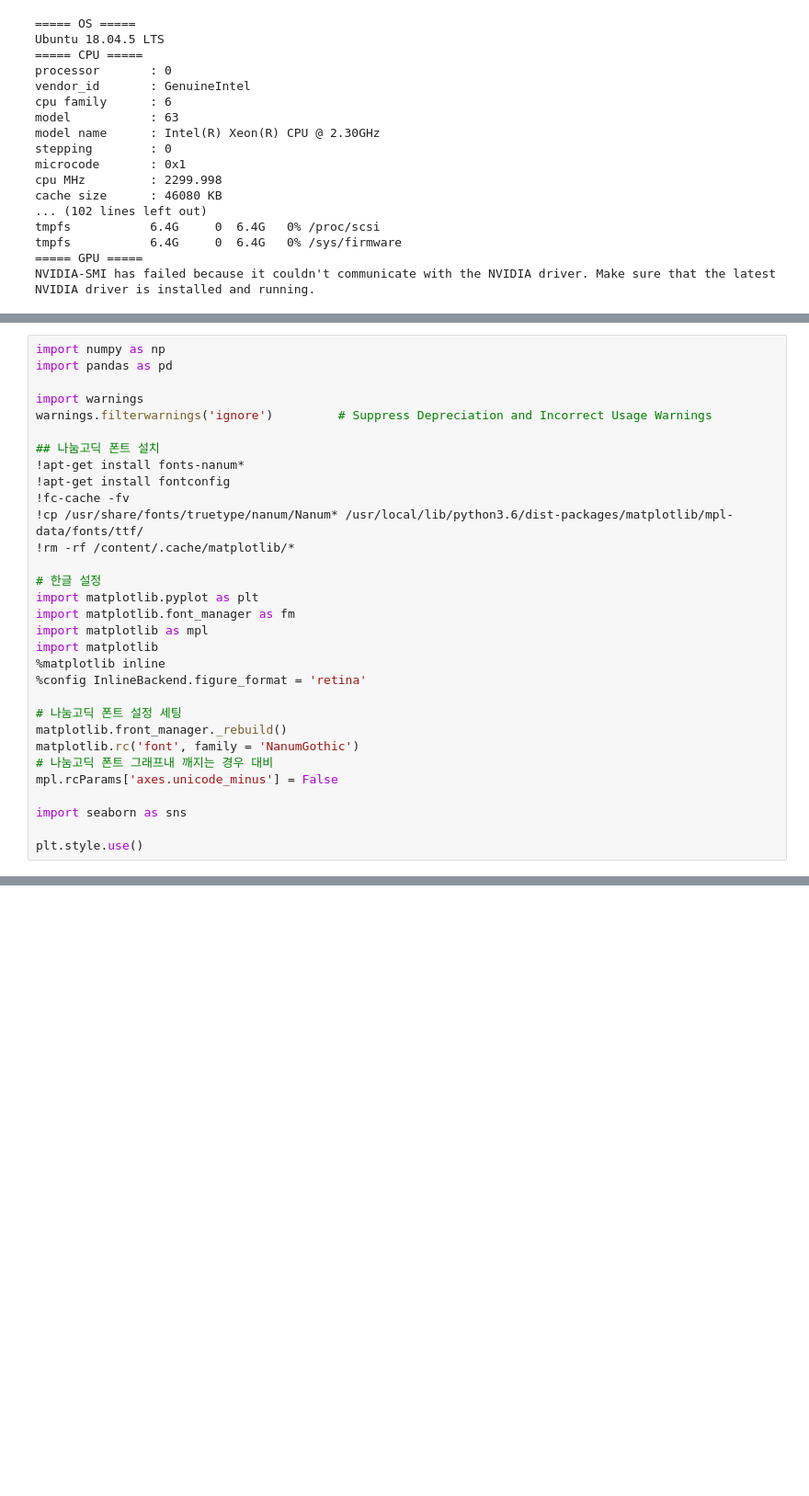
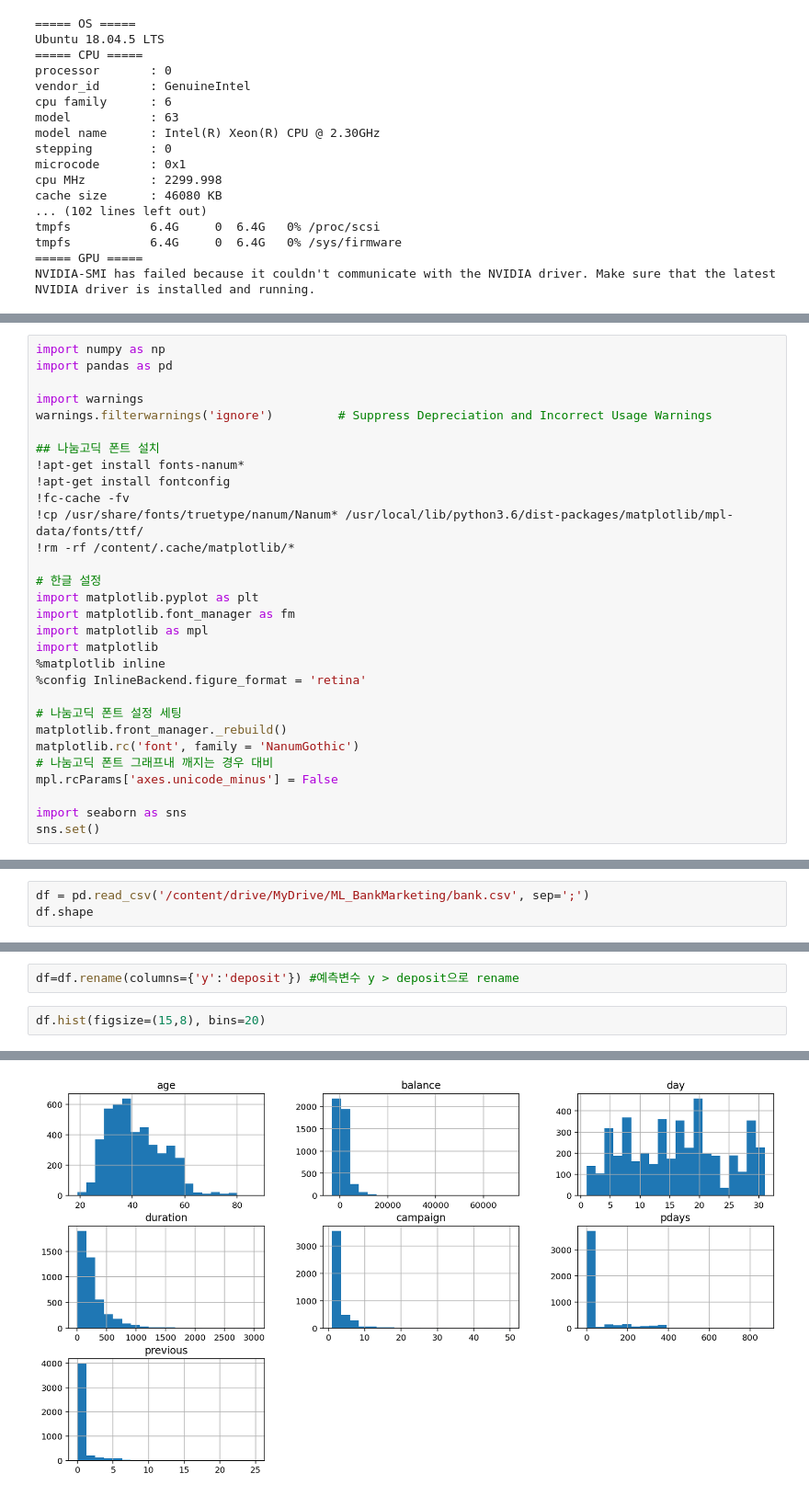
Before and after one commit to ttobaegi/ML_Python, a Jupyter notebook: EDA_BankMarketing.ipynb, the cells around one changed output, grey strips where cells are left out. Shown at 92% size. Saved outputs shown, nothing was run; the diff lists cells and outputs as text; blank space fills up the shorter version.

```diff
--- a/EDA_BankMarketing.ipynb
+++ b/EDA_BankMarketing.ipynb
@@ -64,5 +75,4 @@ matplotlib.rc('font', family = 'NanumGothic')
 mpl.rcParams['axes.unicode_minus'] = False
 
 import seaborn as sns
-
-plt.style.use()
+sns.set()
@@ -68,0 +106,3 @@ plt.style.use()
+# %%
+df = pd.read_csv('/content/drive/MyDrive/ML_BankMarketing/bank.csv', sep=';')
+df.shape
@@ -68,0 +152,5 @@ plt.style.use()
+# %%
+df=df.rename(columns={'y':'deposit'}) #예측변수 y > deposit으로 rename
+# %%
+df.hist(figsize=(15,8), bins=20)
+# %% [output]
@@ -68,0 +167 @@ plt.style.use()
+[figure, added]
```
Also changed, not shown: parts of 14 cells of this notebook.
